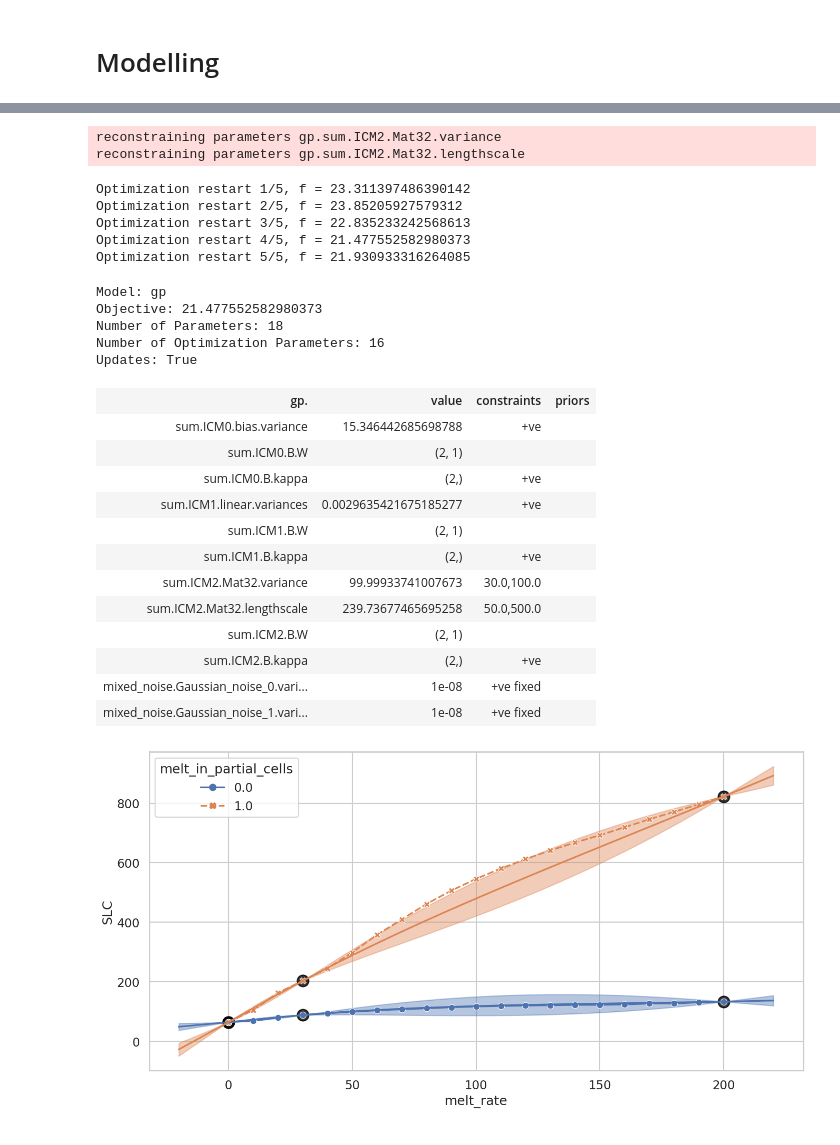
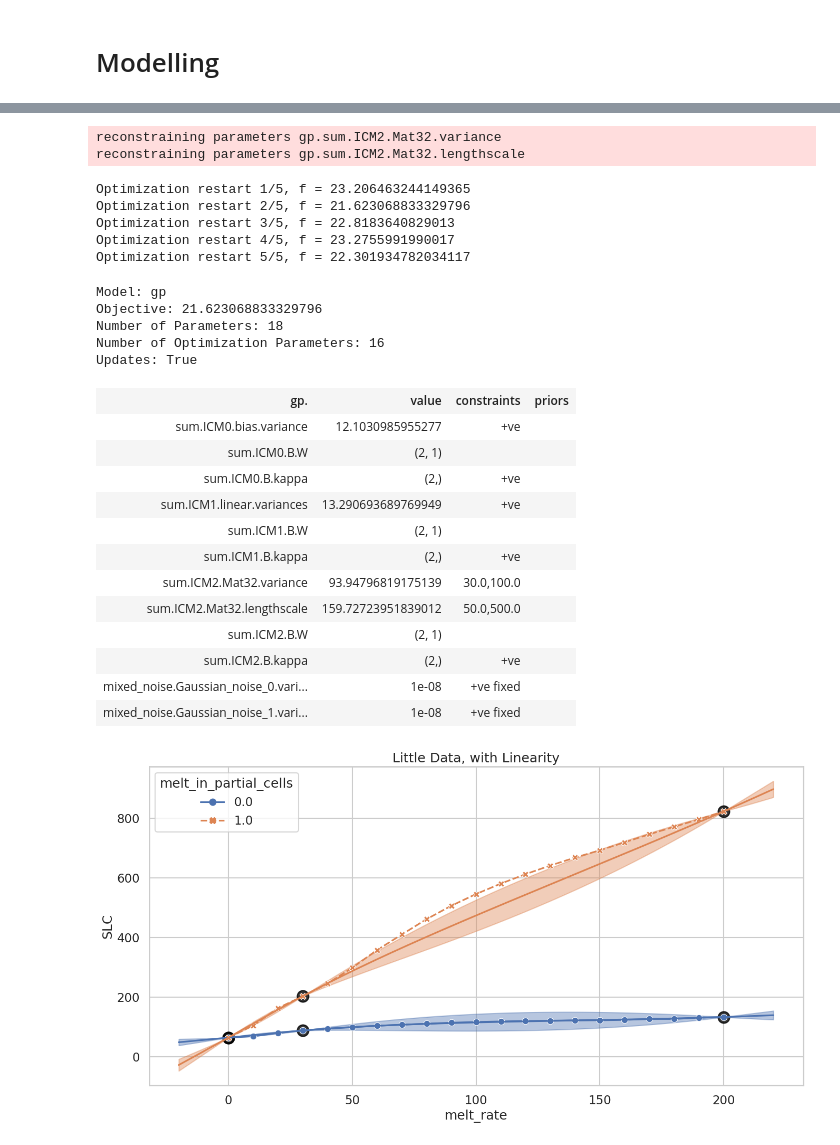
Before and after one commit to mrksr/WAVI-on-ray, a Jupyter notebook: notebooks/data_exploration.ipynb, the cells around one changed output, grey strips where cells are left out. Cells and saved outputs as stored; diff of their text form; code cells hidden in the pictures.

Commit message:
Add titles to plots

```diff
--- a/notebooks/data_exploration.ipynb
+++ b/notebooks/data_exploration.ipynb
@@ -257,44 +261,45 @@ Xs_sub = [
     Xs[0][[0, 3, 20]],
     Xs[1][[0, 3, 20]],
 ]
 
 ys_sub = [
     ys[0][[0, 3, 20]],
     ys[1][[0, 3, 20]],
 ]
 
 
 model = coreg_model(Xs_sub, ys_sub, with_linear=True)
 plot_model(model, Xs_sub, ys_sub)
+plt.title("Little Data, with Linearity")
 
 model
 # %% [output]
 reconstraining parameters gp.sum.ICM2.Mat32.variance
 reconstraining parameters gp.sum.ICM2.Mat32.lengthscale
-Optimization restart 1/5, f = 23.311397486390142
-Optimization restart 2/5, f = 23.85205927579312
-Optimization restart 3/5, f = 22.835233242568613
-Optimization restart 4/5, f = 21.477552582980373
-Optimization restart 5/5, f = 21.930933316264085
+Optimization restart 1/5, f = 23.206463244149365
+Optimization restart 2/5, f = 21.623068833329796
+Optimization restart 3/5, f = 22.8183640829013
+Optimization restart 4/5, f = 23.2755991990017
+Optimization restart 5/5, f = 22.301934782034117
 Model: gp
-Objective: 21.477552582980373
+Objective: 21.623068833329796
 Number of Parameters: 18
 Number of Optimization Parameters: 16
 Updates: True
 | gp. | value | constraints | priors |
-| sum.ICM0.bias.variance | 15.346442685698788 | +ve |  |
+| sum.ICM0.bias.variance | 12.1030985955277 | +ve |  |
 | sum.ICM0.B.W | (2, 1) |  |  |
 | sum.ICM0.B.kappa | (2,) | +ve |  |
-| sum.ICM1.linear.variances | 0.0029635421675185277 | +ve |  |
+| sum.ICM1.linear.variances | 13.290693689769949 | +ve |  |
 | sum.ICM1.B.W | (2, 1) |  |  |
 | sum.ICM1.B.kappa | (2,) | +ve |  |
-| sum.ICM2.Mat32.variance | 99.99933741007673 | 30.0,100.0 |  |
-| sum.ICM2.Mat32.lengthscale | 239.73677465695258 | 50.0,500.0 |  |
+| sum.ICM2.Mat32.variance | 93.94796819175139 | 30.0,100.0 |  |
+| sum.ICM2.Mat32.lengthscale | 159.72723951839012 | 50.0,500.0 |  |
 | sum.ICM2.B.W | (2, 1) |  |  |
 | sum.ICM2.B.kappa | (2,) | +ve |  |
 | mixed_noise.Gaussian_noise_0.vari... | 1e-08 | +ve fixed |  |
 | mixed_noise.Gaussian_noise_1.vari... | 1e-08 | +ve fixed |  |
-[figure, old version]
+[figure, new version]
 # %%
 Xs_sub = [
     Xs[0][[0, 3, 10, 20]],
```
Also changed, not shown: parts of 5 cells of this notebook.
